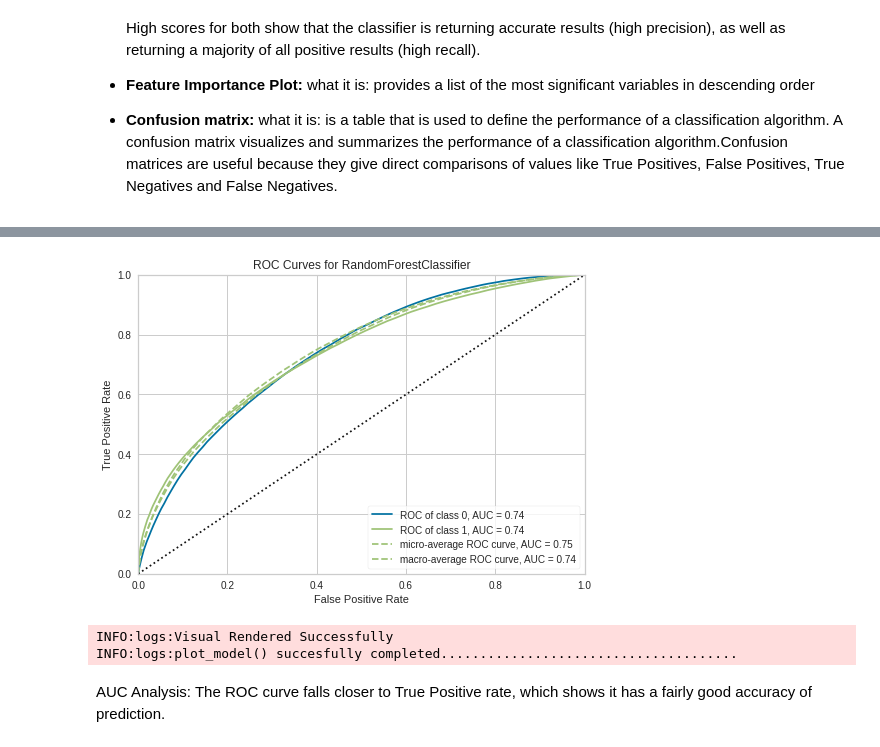
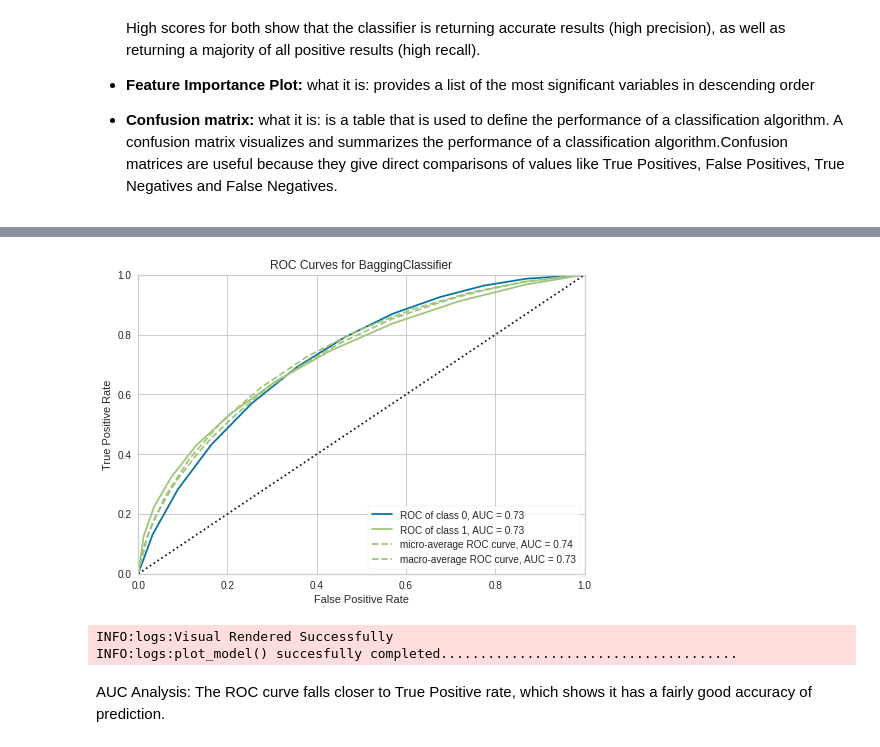
Before and after one commit to kwpark23/Airline-Delays, a Jupyter notebook: Airline_delay.ipynb, the cells around one changed output, grey strips where cells are left out. Drawn from its saved outputs; the diff is of its cells as text; code cells hidden in the pictures.

```diff
--- a/Airline_delay.ipynb
+++ b/Airline_delay.ipynb
@@ -461,7 +481,7 @@ INFO:logs:create_model() succesfully completed..................................
 # %%
-plot_model(rf, plot = 'auc')
+plot_model(bagged_dt, plot = 'auc')
 # %% [output]
-[figure, old version]
+[figure, new version]
 INFO:logs:Visual Rendered Successfully
 INFO:logs:plot_model() succesfully completed......................................
 # %% [markdown]
```
Also changed, not shown: parts of 18 cells of this notebook.
